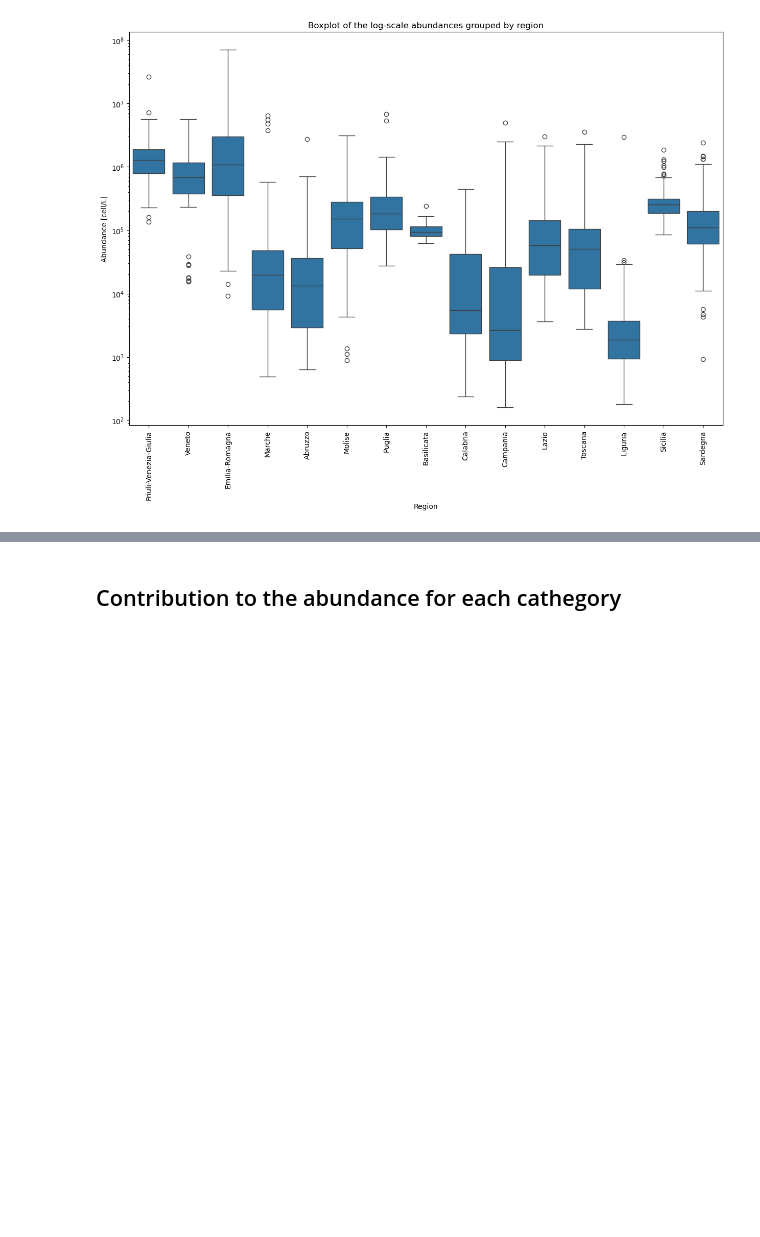
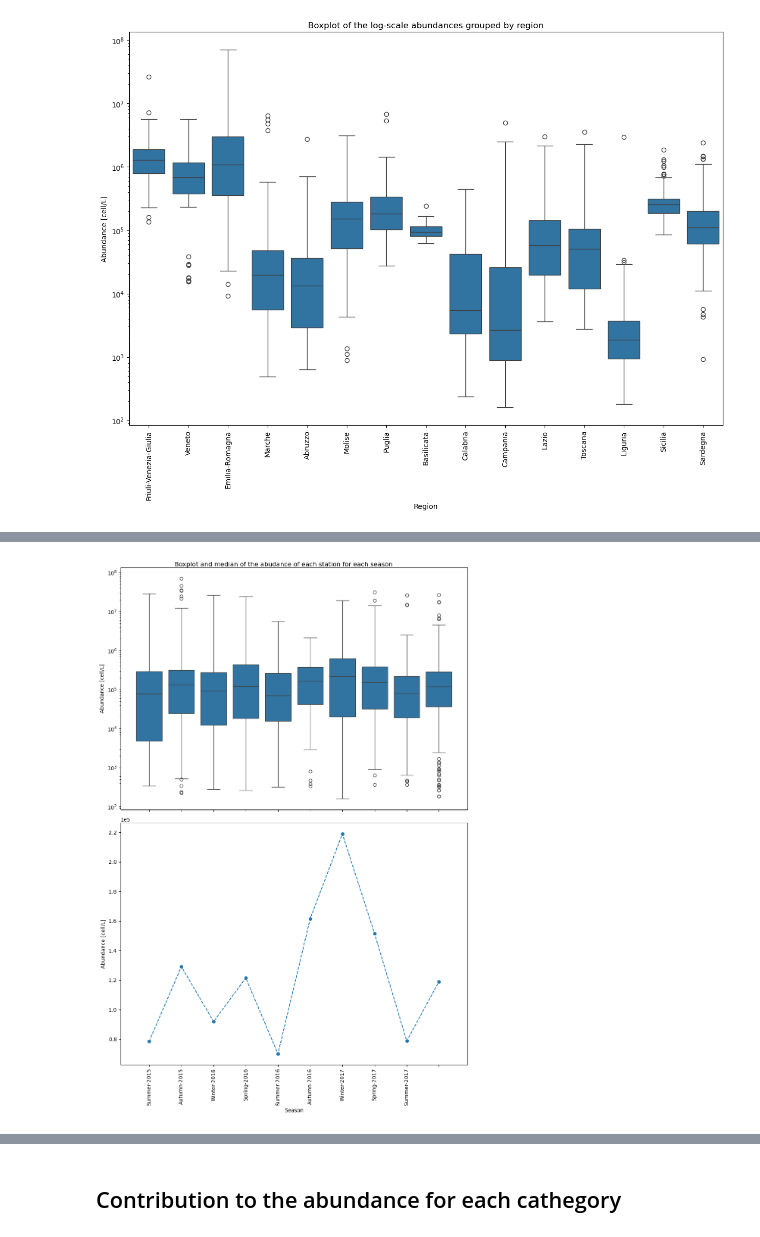
Before and after one commit to Alberto-Ghedin/ISPRA_20152017_Analysis, a Jupyter notebook: Report_with_outliers.ipynb, the cells around one changed output, grey strips where cells are left out. Drawn from its saved outputs; the diff is of its cells as text; code cells hidden in the pictures; blank space fills up the shorter version.

```diff
--- a/Report_with_outliers.ipynb
+++ b/Report_with_outliers.ipynb
@@ -534,0 +556,17 @@ plt.savefig("/mnt/d/PHD/ISPRA_20152017_Analysis/Plots/boxplot_abund_by_region.pn
+# %%
+fig, axs = plt.subplots(2,1, figsize=(10,15), sharex = True)
+axs[0].set_yscale("log")
+sns.boxplot(data = df, x = "Season-year", y = "Num_cell_l", ax = axs[0])
+axs[0].set_xlabel(None)
+axs[0].set_ylabel("Abundance [cell/L]")
+sns.lineplot(data = df.groupby("Season-year", sort = False).median(numeric_only = True), x = "Season-year", y = "Num_cell_l", marker = ".", markersize = 15, linestyle = "dashed", ax = axs[1])
+axs[1].set_xticklabels(labels = list(sorted_season.keys())[:-1],rotation = 90)
+axs[1].ticklabel_format(axis = "y", style = "sci", scilimits = (0,0))
+axs[1].set_ylabel("Abundance [cell/L]")
+axs[1].set_xlabel("Season")
+#axs[1].set_yscale("log")
+plt.suptitle("Boxplot and median of the abudance of each station for each season")
+plt.tight_layout()
+plt.savefig("/mnt/d/PHD/ISPRA_20152017_Analysis/Plots/Box_median_by_season.png")
+# %% [output]
+[figure, added]
```
Also changed, not shown: parts of 12 cells of this notebook.
